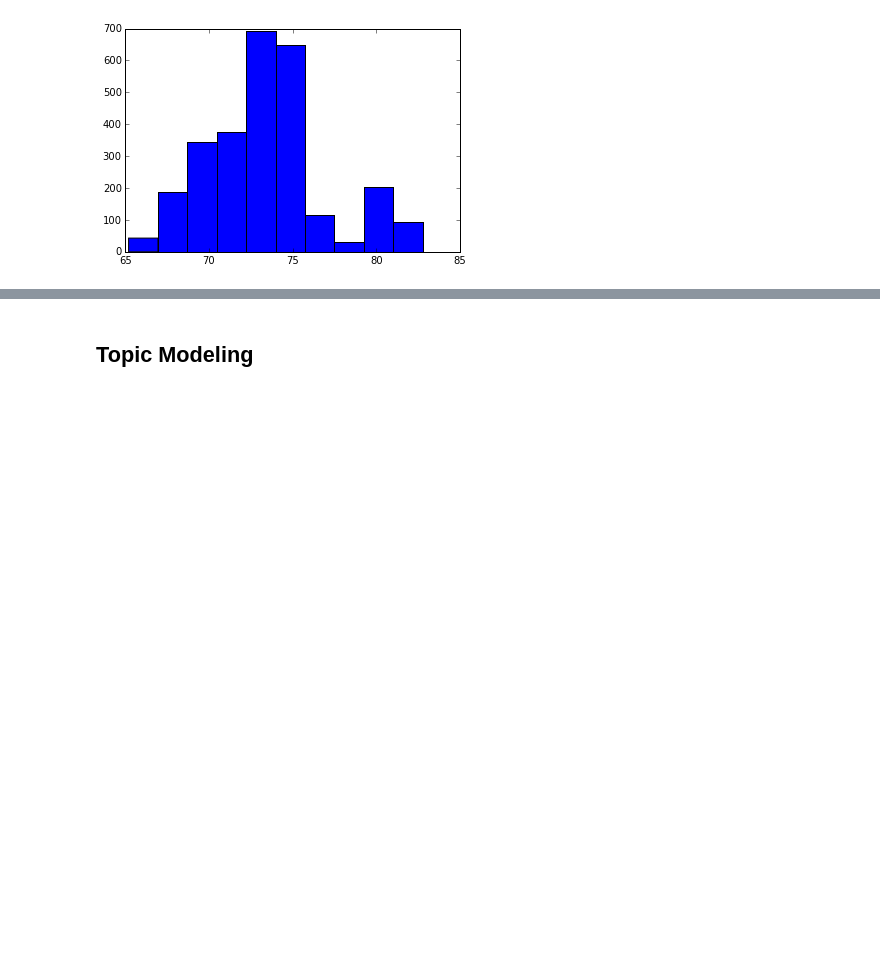
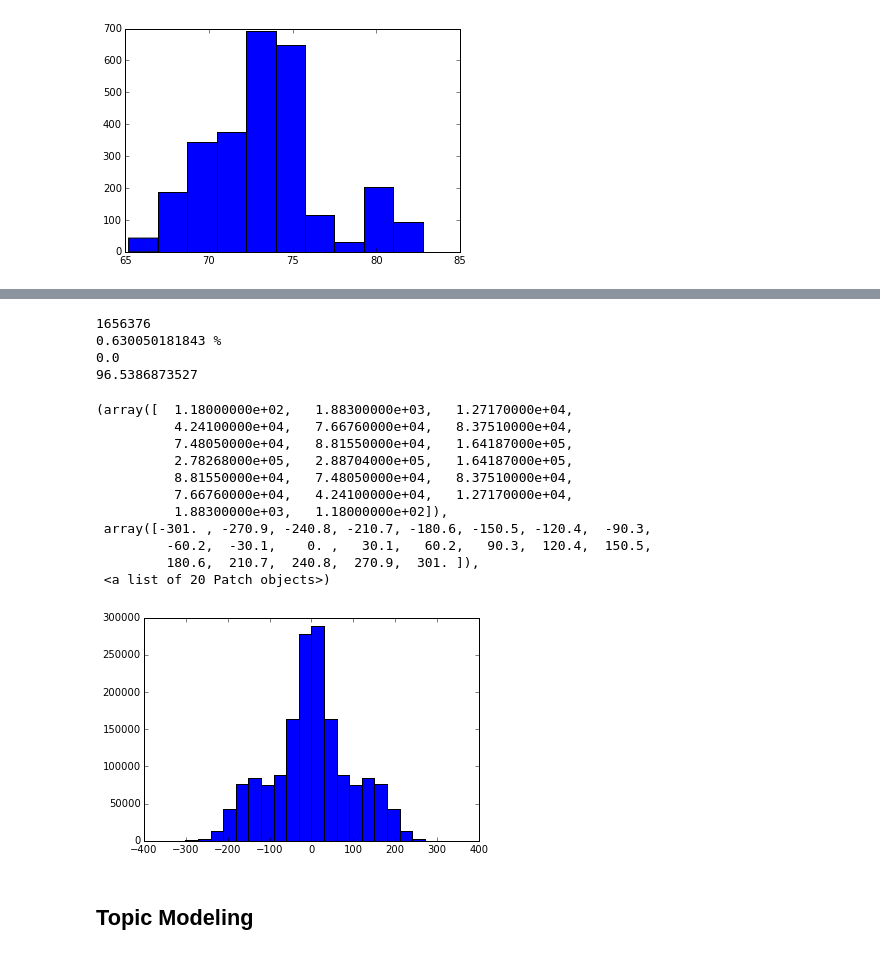
Before and after one commit to mzw4/jyupitertime, a Jupyter notebook: comp1/CS 5786 Comp 1 - JAC.ipynb, the cells around one changed output, grey strips where cells are left out. Saved outputs shown, nothing was run; the diff lists cells and outputs as text; code cells hidden in the pictures; blank space fills up the shorter version.

Commit message:
Adding diff method

```diff
--- a/comp1/CS 5786 Comp 1 - JAC.ipynb
+++ b/comp1/CS 5786 Comp 1 - JAC.ipynb
@@ -1710,3 +1727,26 @@ print 100.0 * i / NUM_SPEECHES, '%'
+# %%
+print len(diffs)
+print 1.0*diffs.count(0) / len(diffs) * 100 , '%'
+print np.average(diffs)
+print np.std(diffs)
+plt.hist(diffs, bins=20)
+# %% [output]
+1656376
+0.630050181843 %
+0.0
+96.5386873527
+(array([  1.18000000e+02,   1.88300000e+03,   1.27170000e+04,
+          4.24100000e+04,   7.66760000e+04,   8.37510000e+04,
+          7.48050000e+04,   8.81550000e+04,   1.64187000e+05,
+          2.78268000e+05,   2.88704000e+05,   1.64187000e+05,
+          8.81550000e+04,   7.48050000e+04,   8.37510000e+04,
+          7.66760000e+04,   4.24100000e+04,   1.27170000e+04,
+          1.88300000e+03,   1.18000000e+02]),
+ array([-301. , -270.9, -240.8, -210.7, -180.6, -150.5, -120.4,  -90.3,
+         -60.2,  -30.1,    0. ,   30.1,   60.2,   90.3,  120.4,  150.5,
+         180.6,  210.7,  240.8,  270.9,  301. ]),
+ <a list of 20 Patch objects>)
+[figure, added]
 # %% [markdown]
 ## Topic Modeling
 # %%
```
Also changed, not shown: parts of 1 cell of this notebook.
